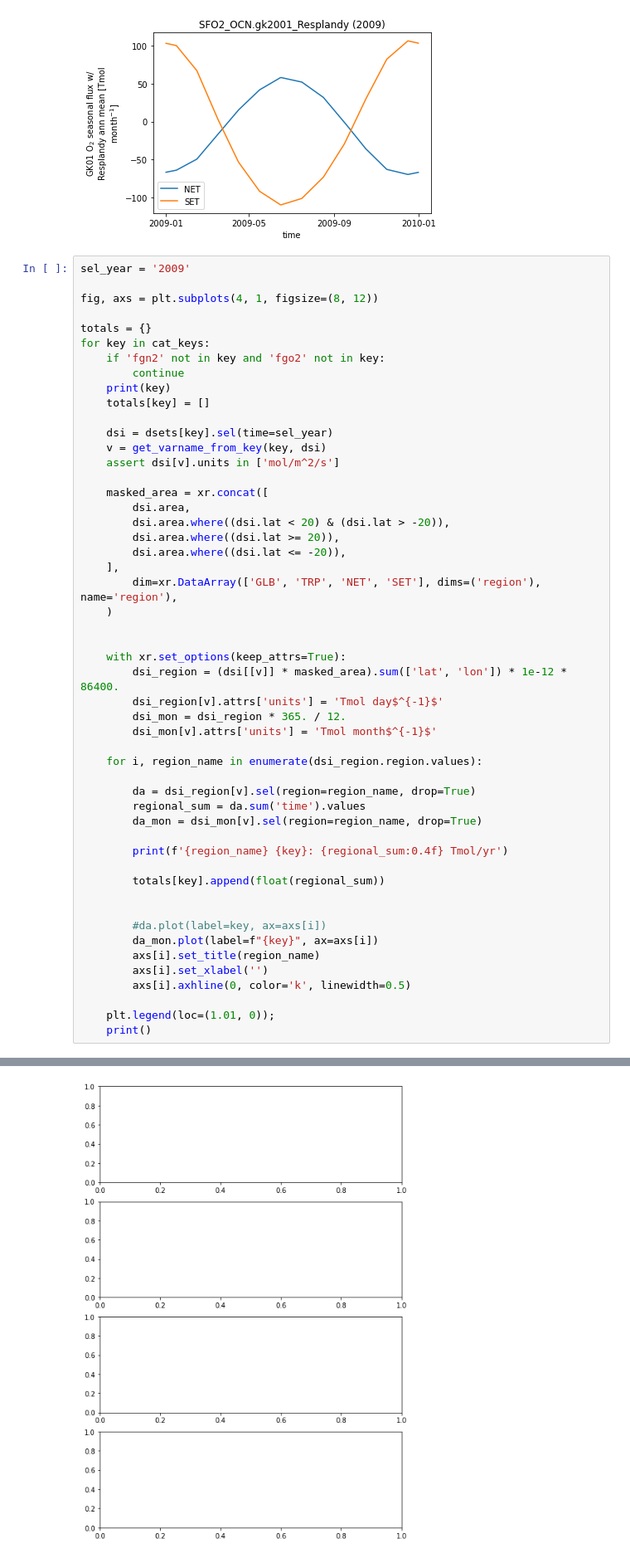
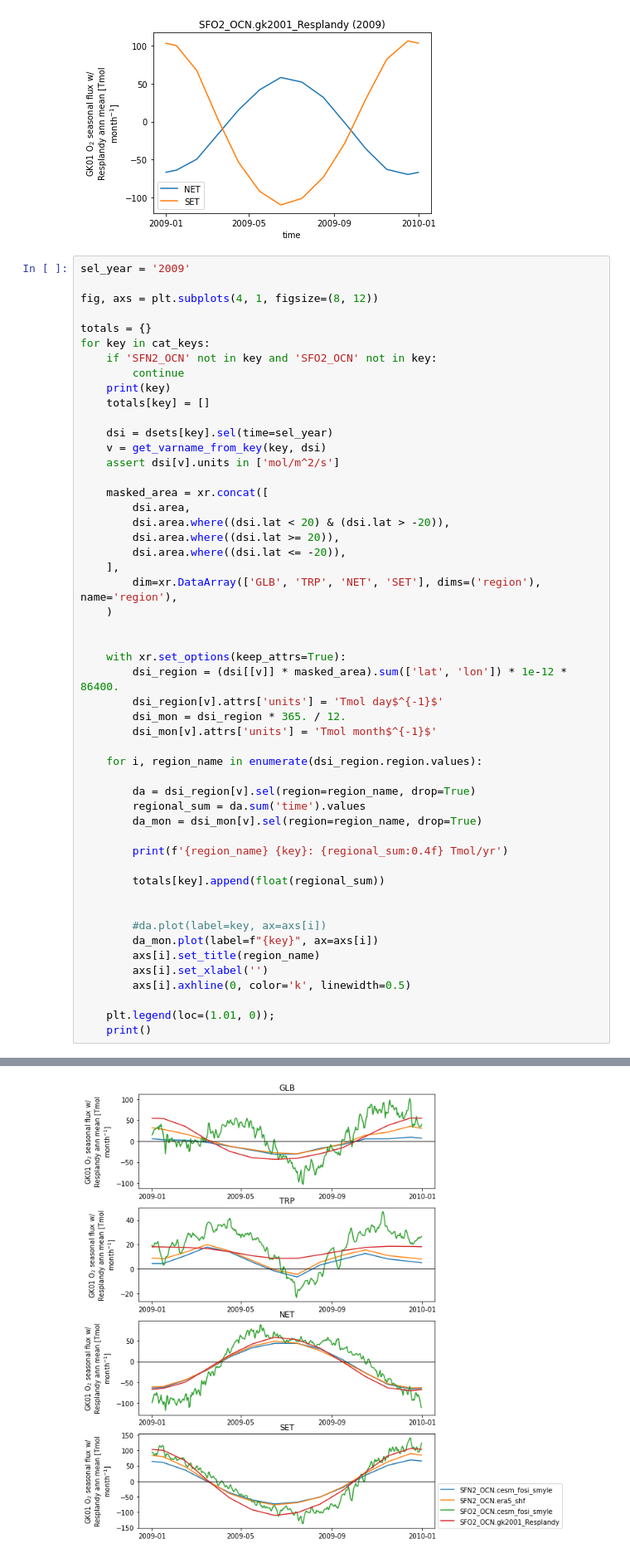
Before and after one commit to matt-long/sno-analysis, a Jupyter notebook: notebooks/publish-fluxes.ipynb, the cells around one changed output, grey strips where cells are left out. Shown at 83% size. Cells and saved outputs as stored; diff of their text form.

```diff
--- a/notebooks/publish-fluxes.ipynb
+++ b/notebooks/publish-fluxes.ipynb
@@ -319,7 +336,7 @@ fig, axs = plt.subplots(4, 1, figsize=(8, 12))
 
 totals = {}
 for key in cat_keys:
-    if 'fgn2' not in key and 'fgo2' not in key:
+    if 'SFN2_OCN' not in key and 'SFO2_OCN' not in key:
         continue
     print(key)
     totals[key] = []
@@ -367,4 +401,4 @@ for key in cat_keys:
-[figure, old version]
+[figure, new version]
 # %%
 dx = 0
 for key, values in totals.items():
```
Also changed, not shown: parts of 6 cells of this notebook.
